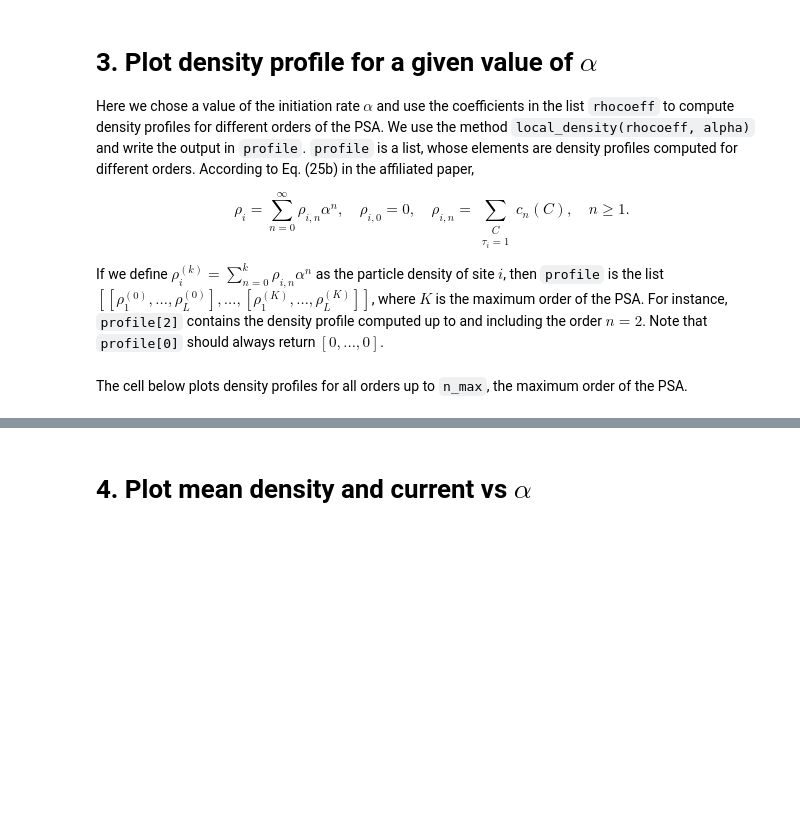
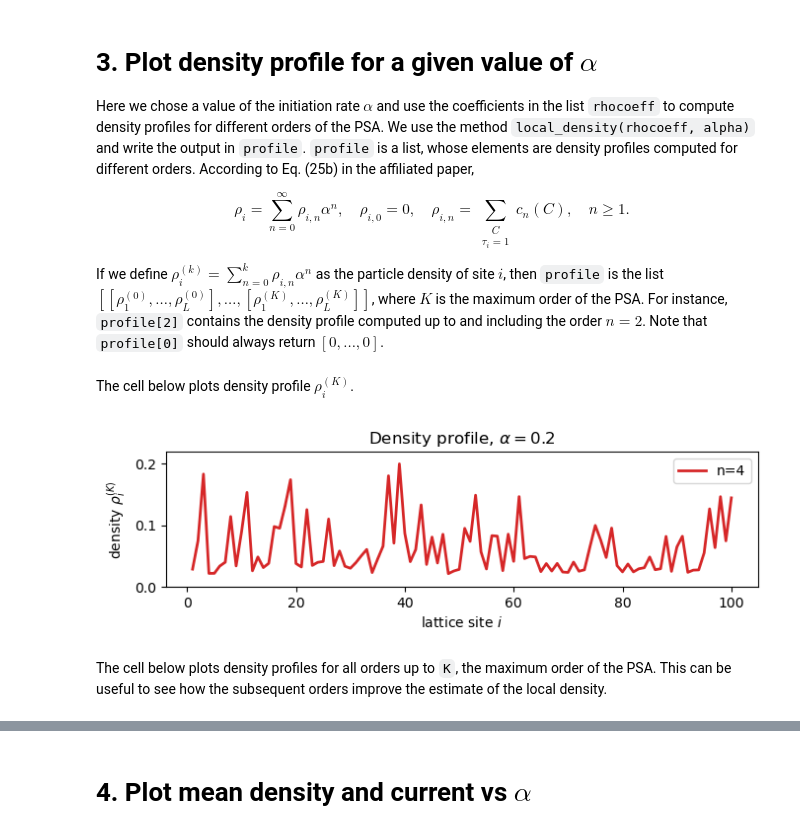
Before and after one commit to ExclusionProcess-tools/TASEPy, a Jupyter notebook: tutorial_TASEPy.ipynb, the cells around one changed output, grey strips where cells are left out. Drawn from its saved outputs; the diff is of its cells as text; code cells hidden in the pictures; blank space fills up the shorter version.

```diff
--- a/tutorial_TASEPy.ipynb
+++ b/tutorial_TASEPy.ipynb
@@ -21,17 +26,18 @@ from TASEPy import current
 # %%
 # declare parameters
 
+# lattice size
+L = 100
+
 # particle size (in lattice sites)
-l = 1
+ll = 1
 
-# list of particle hopping rates
-rate_list = [1.88, 1.52, 1.09, 1.38]
+# list of particle hopping rates selected randomly from interval [1,10]
+random_seed = random.seed(1234)
+wlist = [random.uniform(1,10) for site in range(L)]
 
 # maximum order of the PSA
-n_max = 5
-
-# lattice size is equal to the number of hopping rates
-L=len(rate_list)
+K = 4
 # %% [markdown]
 ## 2. Compute the PSA coefficients
 
@@ -67,5 +69,34 @@ If we define $\rho_{i}^{(k)}=\sum_{n=0}^{k}\rho_{i,n}\alpha^n$ as the particle d
 # %%
 alpha = 0.2
 profile = local_density(rhocoeff, alpha)
+# %% [markdown]
+The cell below plots density profile $\rho_{i}^{(K)}$.
+# %%
+import matplotlib.pyplot as plt
+
+# Create a figure
+plt.figure(figsize=(7,7/3))
+
+# Plot the data
+
+sites = [x + 1 for x in range(L)]
+plt.plot(sites, profile[-1], linewidth=2, label='n=4' , color='C{}'.format(K-1))
+
+maxrho = max(profile[-1]) # maximum density needed to set the y-axis range
+plt.ylim(0,1.1*maxrho)
+
+plt.xlabel(r'lattice site $i$', fontsize=10)
+plt.ylabel(r'density $\rho_{i}^{(K)}$', fontsize=10)
+
+# Set the title
+plt.title(r'Density profile, $\alpha = $' +
+             str(alpha), fontsize=12)
+
+plt.legend(loc='best')
+plt.tight_layout()
+
+plt.show()
+# %% [output]
+[figure, added]
 # %% [markdown]
-The cell below plots density profiles for all orders up to `n_max`, the maximum order of the PSA.
+The cell below plots density profiles for all orders up to `K`, the maximum order of the PSA. This can be useful to see how the subsequent orders improve the estimate of the local density.
```
Also changed, not shown: parts of 18 cells of this notebook.
